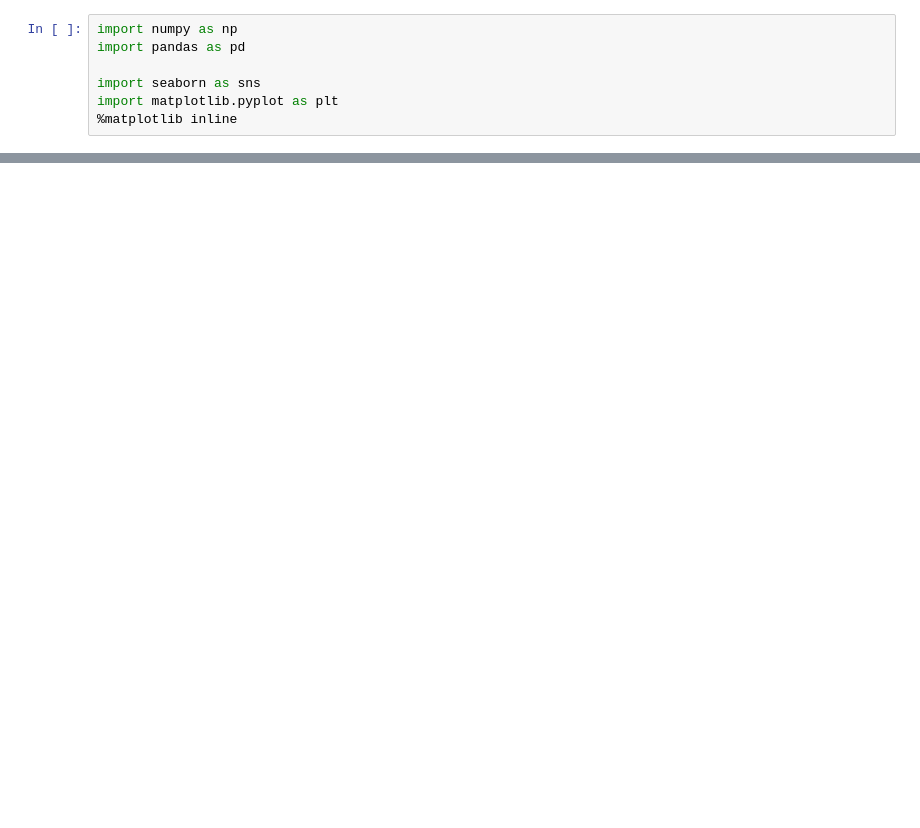
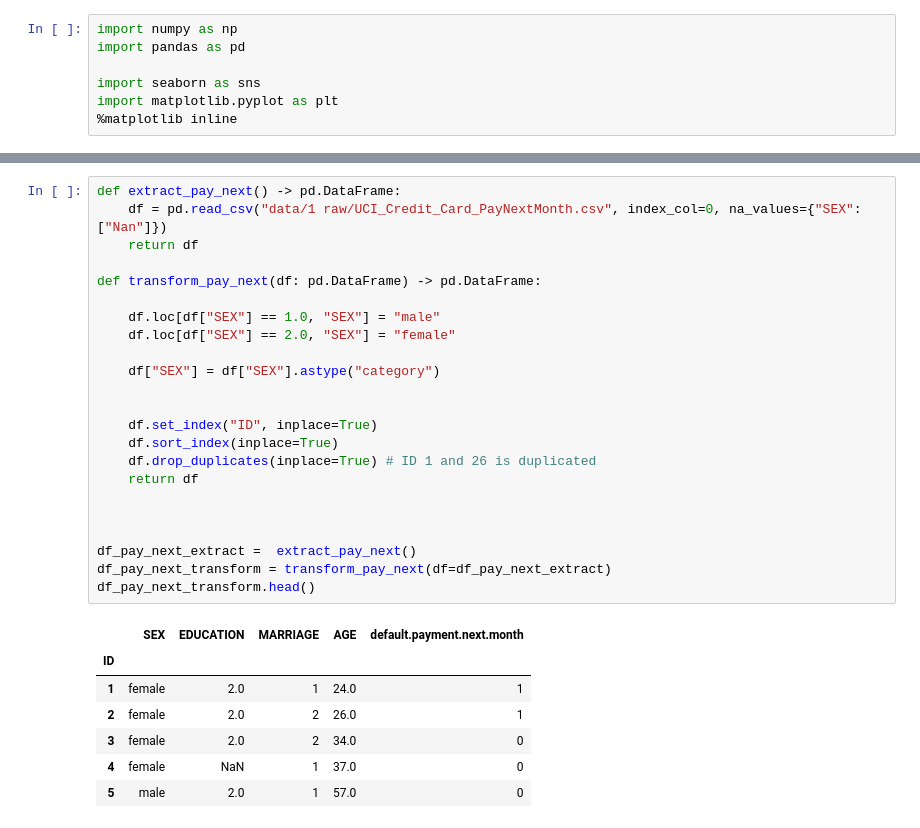
Before and after one commit to AdolfoVillalobos/ta-data-analysis-challenge, a Jupyter notebook: exploration.ipynb, the cells around one changed output, grey strips where cells are left out. Saved outputs shown, nothing was run; the diff lists cells and outputs as text; blank space fills up the shorter version.

```diff
--- a/exploration.ipynb
+++ b/exploration.ipynb
@@ -53,0 +122,31 @@ print(df_pay_next.shape)
+# %%
+def extract_pay_next() -> pd.DataFrame:
+    df = pd.read_csv("data/1 raw/UCI_Credit_Card_PayNextMonth.csv", index_col=0, na_values={"SEX": ["Nan"]})
+    return df
+
+def transform_pay_next(df: pd.DataFrame) -> pd.DataFrame:
+
+    df.loc[df["SEX"] == 1.0, "SEX"] = "male"
+    df.loc[df["SEX"] == 2.0, "SEX"] = "female"
+
+    df["SEX"] = df["SEX"].astype("category")
+
+
+    df.set_index("ID", inplace=True)
+    df.sort_index(inplace=True)
+    df.drop_duplicates(inplace=True) # ID 1 and 26 is duplicated
+    return df
+
+
+
+df_pay_next_extract =  extract_pay_next()
+df_pay_next_transform = transform_pay_next(df=df_pay_next_extract)
+df_pay_next_transform.head()
+# %% [output]
+|  | SEX | EDUCATION | MARRIAGE | AGE | default.payment.next.month |
+| ID |  |  |  |  |  |
+| 1 | female | 2.0 | 1 | 24.0 | 1 |
+| 2 | female | 2.0 | 2 | 26.0 | 1 |
+| 3 | female | 2.0 | 2 | 34.0 | 0 |
+| 4 | female | NaN | 1 | 37.0 | 0 |
+| 5 | male | 2.0 | 1 | 57.0 | 0 |
```
Also changed, not shown: parts of 9 cells of this notebook, 1 other file.
